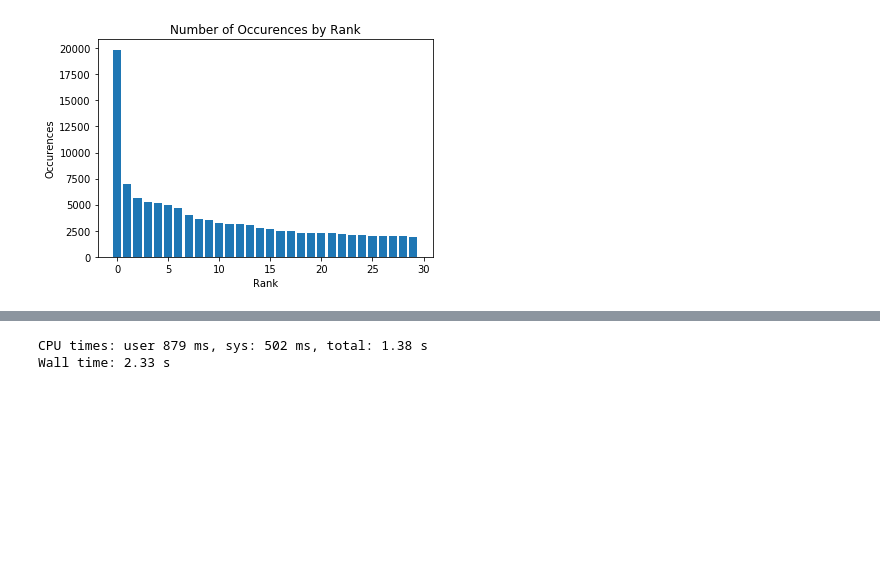
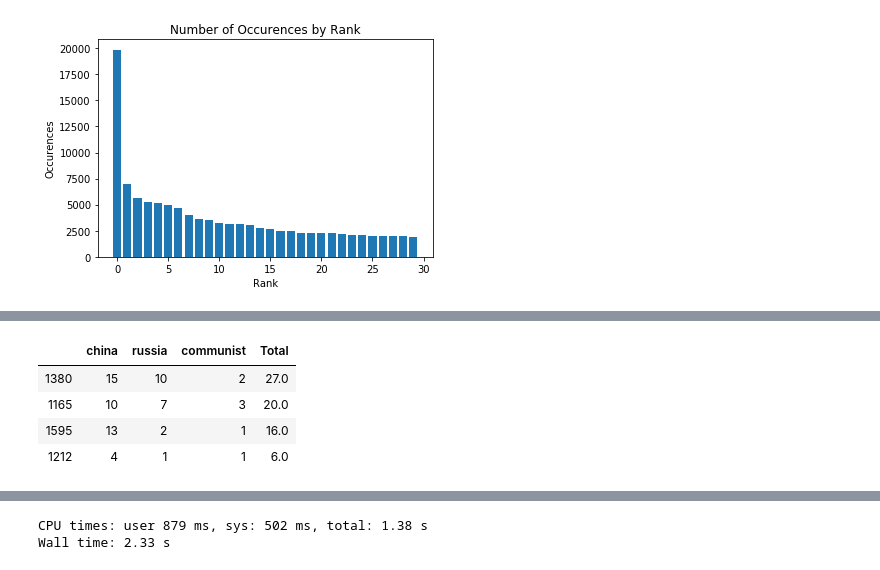
Before and after one commit to Barenn/Indexation-Web-TP, a Jupyter notebook: tp1.ipynb, the cells around one changed output, grey strips where cells are left out. Cells and saved outputs as stored; diff of their text form; code cells hidden in the pictures; blank space fills up the shorter version.

Commit message:
Query respecting tokens' order.

```diff
--- a/tp1.ipynb
+++ b/tp1.ipynb
@@ -193,0 +231,9 @@ plt.show()
+# %%
+query = "china and russia were communist"
+query_by_occurences(query, index).head()
+# %% [output]
+|  | china | russia | communist | Total |
+| 1380 | 15 | 10 | 2 | 27.0 |
+| 1165 | 10 | 7 | 3 | 20.0 |
+| 1595 | 13 | 2 | 1 | 16.0 |
+| 1212 | 4 | 1 | 1 | 6.0 |
```
Also changed, not shown: parts of 11 cells of this notebook, 1 other file.
